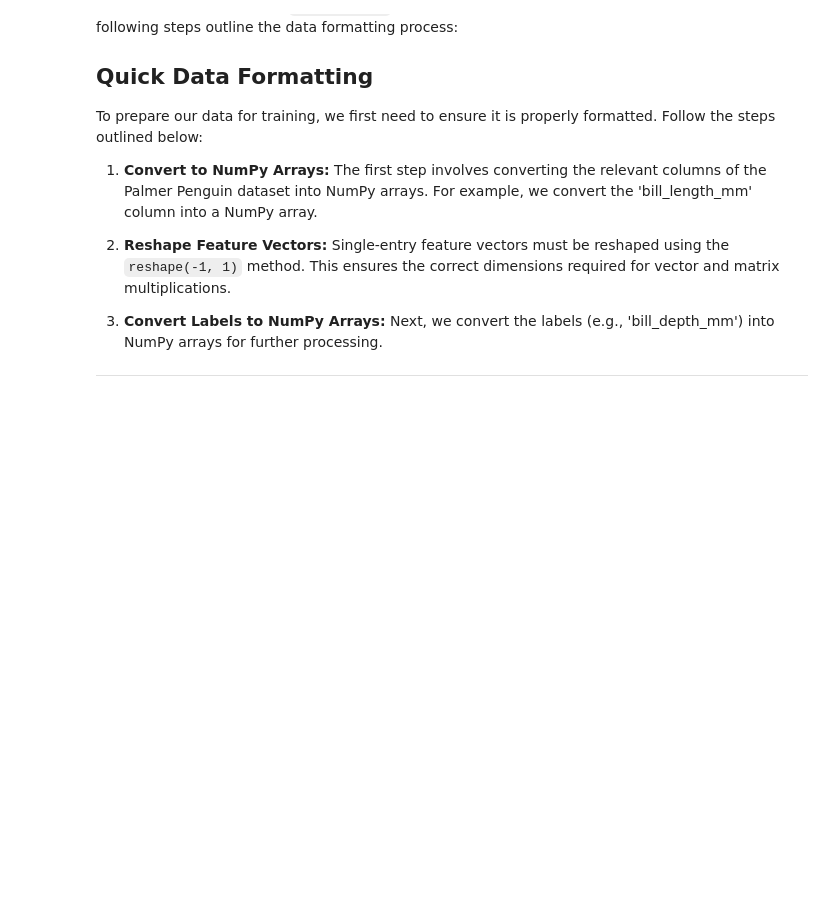
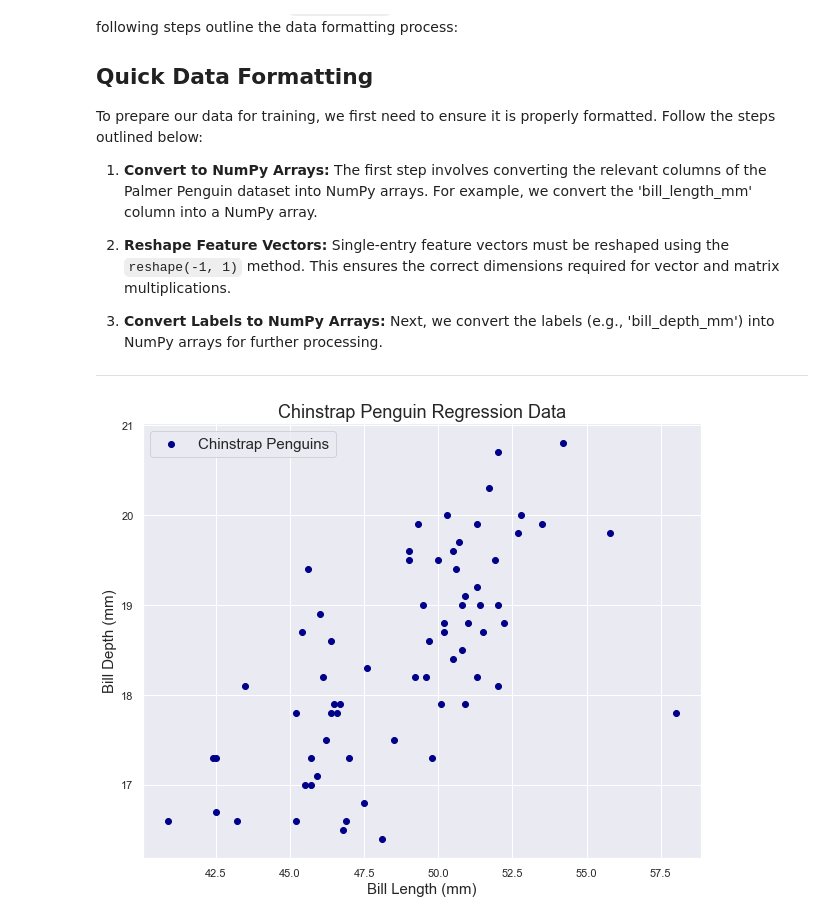
Before and after one commit to Jghamdi/INDE577_Repo, a Jupyter notebook: Second Algorithm/Gradient Descent_Algo.ipynb, the cells around one changed output. Saved outputs shown, nothing was run; the diff lists cells and outputs as text; code cells hidden in the pictures; blank space fills up the shorter version.

```diff
--- a/Second Algorithm/Gradient Descent_Algo.ipynb
+++ b/Second Algorithm/Gradient Descent_Algo.ipynb
@@ -158,11 +160,13 @@ X = X.reshape(-1, 1)
 # Extract sepal width values from the DataFrame.
 y = target_data['bill_depth_mm'].values
 # %%
-# Plotting the selected features 'bill_length_mm' against 'bill_depth_mm' for Adelie penguins.
+# Plotting the selected features 'bill_length_mm' against 'bill_depth_mm' for Chinstrap penguins.
 plt.figure(figsize=(10, 8))
-plt.scatter(X, y, color='lightseagreen', label='ChinstrapPenguins')
+plt.scatter(X, y, color='darkblue', label='Chinstrap Penguins')
 plt.xlabel('Bill Length (mm)', fontsize=15)
 plt.ylabel('Bill Depth (mm)', fontsize=15)
-plt.title('Adelie Penguin Regression Data', fontsize=18)
+plt.title('Chinstrap Penguin Regression Data', fontsize=18)  # Corrected title
 plt.legend(fontsize=15)
 plt.show()
+# %% [output]
+[figure, added]
```
Also changed, not shown: parts of 10 cells of this notebook.
